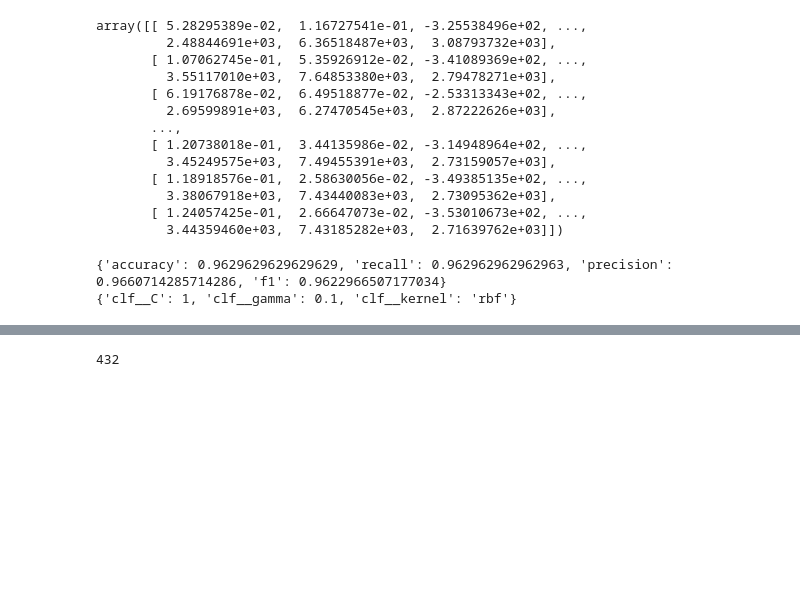
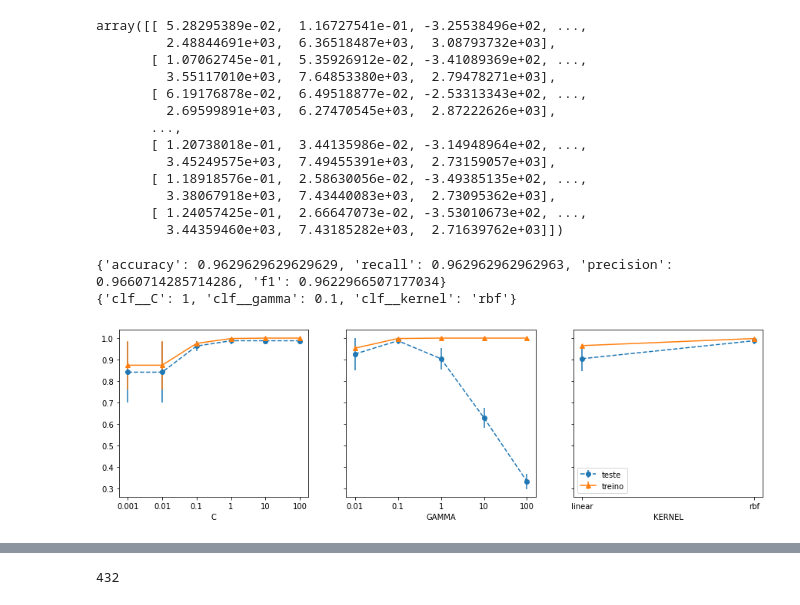
Before and after one commit to jopapo/ninando, a Jupyter notebook: learning/full_test_notebook.ipynb, the cells around one changed output, grey strips where cells are left out. Drawn from its saved outputs; the diff is of its cells as text; code cells hidden in the pictures; blank space fills up the shorter version.

Commit message:
new notebook charts

```diff
--- a/learning/full_test_notebook.ipynb
+++ b/learning/full_test_notebook.ipynb
@@ -147,6 +151,60 @@ model = best_estimator
 # %% [output]
 {'accuracy': 0.9629629629629629, 'recall': 0.962962962962963, 'precision': 0.9660714285714286, 'f1': 0.9622966507177034}
 {'clf__C': 1, 'clf__gamma': 0.1, 'clf__kernel': 'rbf'}
+# %%
+import matplotlib.pyplot as plt
+
+#https://stackoverflow.com/questions/37161563/how-to-graph-grid-scores-from-gridsearchcv
+def plot_search_results(grid):
+    """
+    Params:
+        grid: A trained GridSearchCV object.
+    """
+    ## Results from grid search
+    results = grid.cv_results_
+    means_test = results['mean_test_score']
+    stds_test = results['std_test_score']
+    means_train = results['mean_train_score']
+    stds_train = results['std_train_score']
+
+    subs_labels = {'clf__kernel': ['linear', 'rbf'],
+                       'clf__C': ['0.001', '0.01', '0.1', '1', '10', '100'],
+                       'clf__gamma': ['0.01', '0.1', '1', '10', '100']}
+
+    ## Getting indexes of values per hyper-parameter
+    masks=[]
+    masks_names= list(grid.best_params_.keys())
+    for p_k, p_v in grid.best_params_.items():
+        masks.append(list(results['param_'+p_k].data==p_v))
+
+    params=grid.param_grid[0]
+
+    ## Ploting results
+    fig, ax = plt.subplots(1,len(params),sharex='none', sharey='all',figsize=(15,4))
+    #fig.suptitle('Score por parâmetro')
+    #fig.text(0.04, 0.5, 'Score médio', va='center', rotation='vertical')
+    pram_preformace_in_best = {}
+    for i, p in enumerate(masks_names):
+        m = np.stack(masks[:i] + masks[i+1:])
+        pram_preformace_in_best
+        best_parms_mask = m.all(axis=0)
+        best_index = np.where(best_parms_mask)[0]
+        x = np.array(subs_labels[p])
+        y_1 = np.array(means_test[best_index])
+        e_1 = np.array(stds_test[best_index])
+        y_2 = np.array(means_train[best_index])
+        e_2 = np.array(stds_train[best_index])
+        ax[i].errorbar(x, y_1, e_1, linestyle='--', marker='o', label='teste')
+        ax[i].errorbar(x, y_2, e_2, linestyle='-', marker='^',label='treino' )
+        ax[i].set_xlabel(p[5:].upper())
+
+    plt.legend()
+    plt.show()
+
+
+plot_search_results(estimator_aux)
+# %% [output]
+[figure, added]
 # %%
 # Bloco de apoio pra conversão do Sklearn pro Torch pra rodar no dispositivo móvel.
 
```
Also changed, not shown: parts of 7 cells of this notebook.
